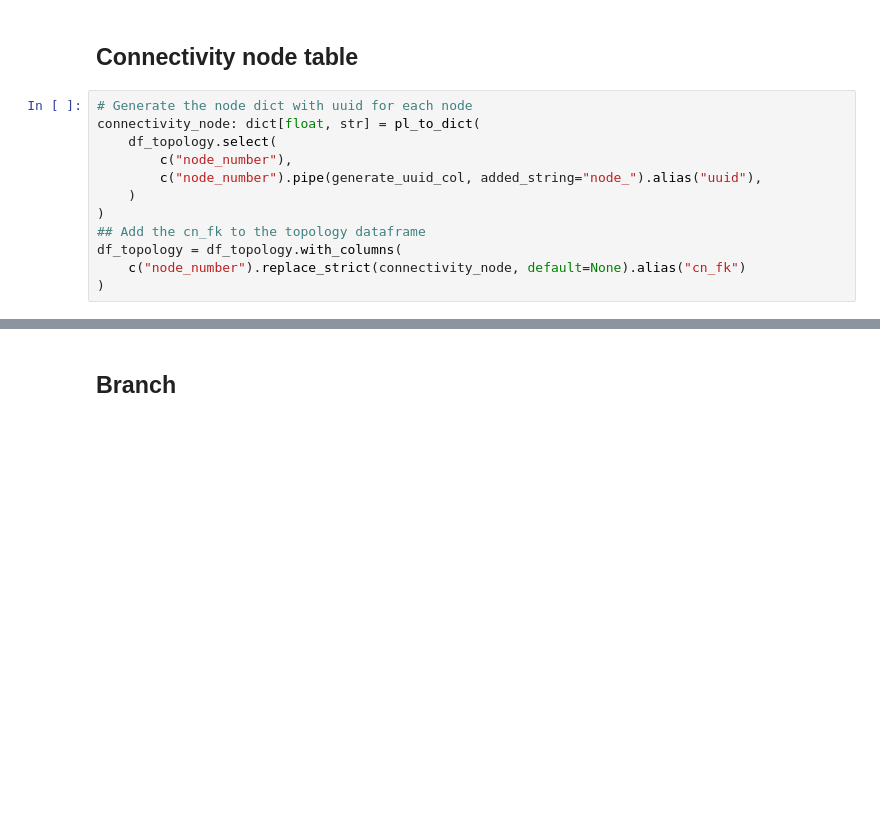
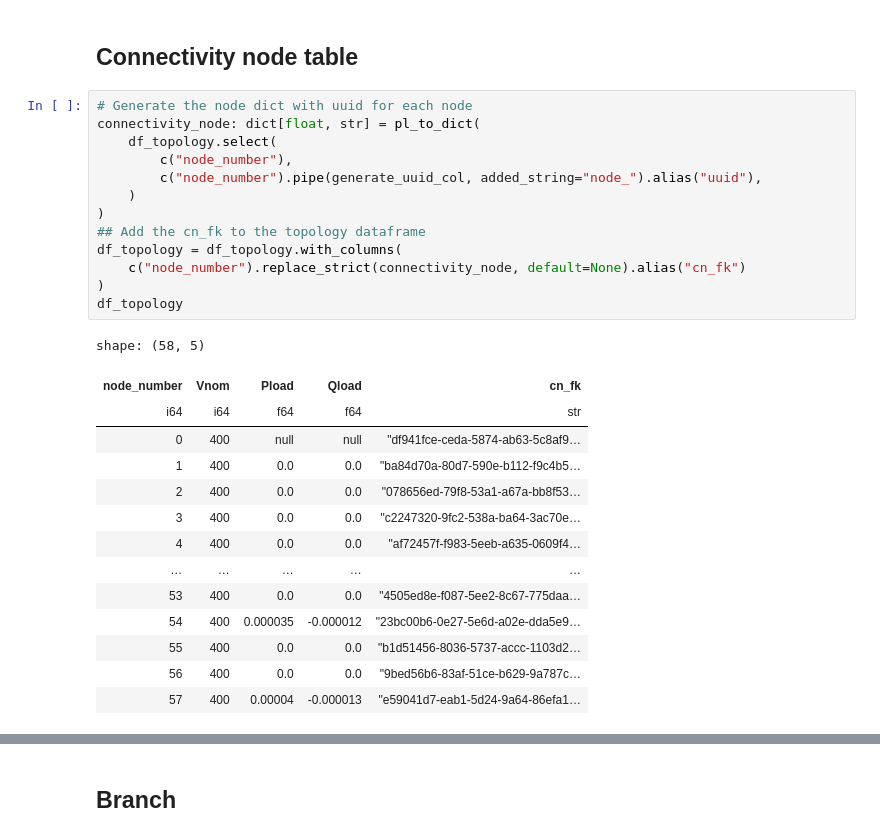
Before and after one commit to heig-vd-ie/distflow-state-estimation, a Jupyter notebook: scrips/recursive_fuction.ipynb, the cells around one changed output, grey strips where cells are left out. Saved outputs shown, nothing was run; the diff lists cells and outputs as text; blank space fills up the shorter version.

```diff
--- a/scrips/recursive_fuction.ipynb
+++ b/scrips/recursive_fuction.ipynb
@@ -116,12 +116,28 @@ changes_schema = ChangesSchema()
 # %%
 # Generate the node dict with uuid for each node
 connectivity_node: dict[float, str] = pl_to_dict(
     df_topology.select(
         c("node_number"),
         c("node_number").pipe(generate_uuid_col, added_string="node_").alias("uuid"),
     )
 )
 ## Add the cn_fk to the topology dataframe
 df_topology = df_topology.with_columns(
     c("node_number").replace_strict(connectivity_node, default=None).alias("cn_fk")
 )
+df_topology
+# %% [output]
+shape: (58, 5)
+| node_number | Vnom | Pload | Qload | cn_fk |
+| i64 | i64 | f64 | f64 | str |
+| 0 | 400 | null | null | "df941fce-ceda-5874-ab63-5c8af9… |
+| 1 | 400 | 0.0 | 0.0 | "ba84d70a-80d7-590e-b112-f9c4b5… |
+| 2 | 400 | 0.0 | 0.0 | "078656ed-79f8-53a1-a67a-bb8f53… |
+| 3 | 400 | 0.0 | 0.0 | "c2247320-9fc2-538a-ba64-3ac70e… |
+| 4 | 400 | 0.0 | 0.0 | "af72457f-f983-5eeb-a635-0609f4… |
+| … | … | … | … | … |
+| 53 | 400 | 0.0 | 0.0 | "4505ed8e-f087-5ee2-8c67-775daa… |
+| 54 | 400 | 0.000035 | -0.000012 | "23bc00b6-0e27-5e6d-a02e-dda5e9… |
+| 55 | 400 | 0.0 | 0.0 | "b1d51456-8036-5737-accc-1103d2… |
+| 56 | 400 | 0.0 | 0.0 | "9bed56b6-83af-51ce-b629-9a787c… |
+| 57 | 400 | 0.00004 | -0.000013 | "e59041d7-eab1-5d24-9a64-86efa1… |
```
Also changed, not shown: parts of 8 cells of this notebook.
